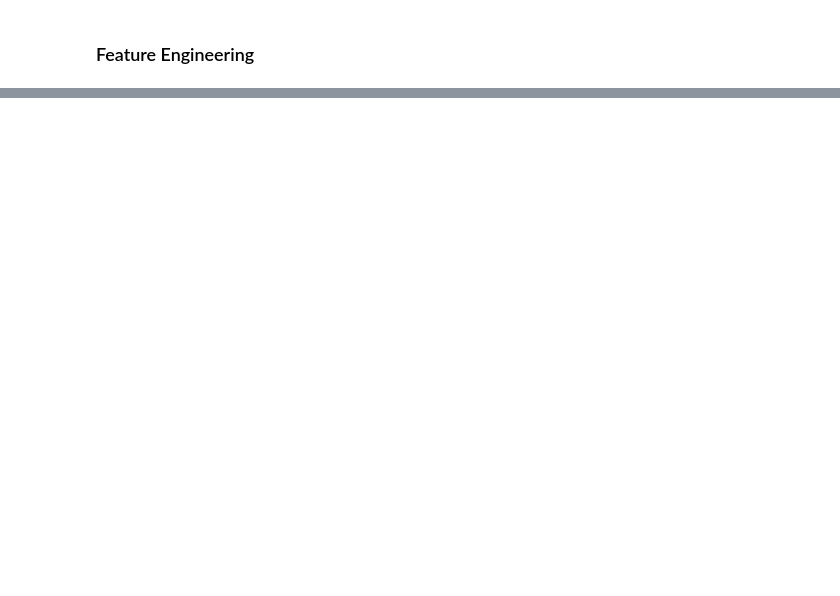
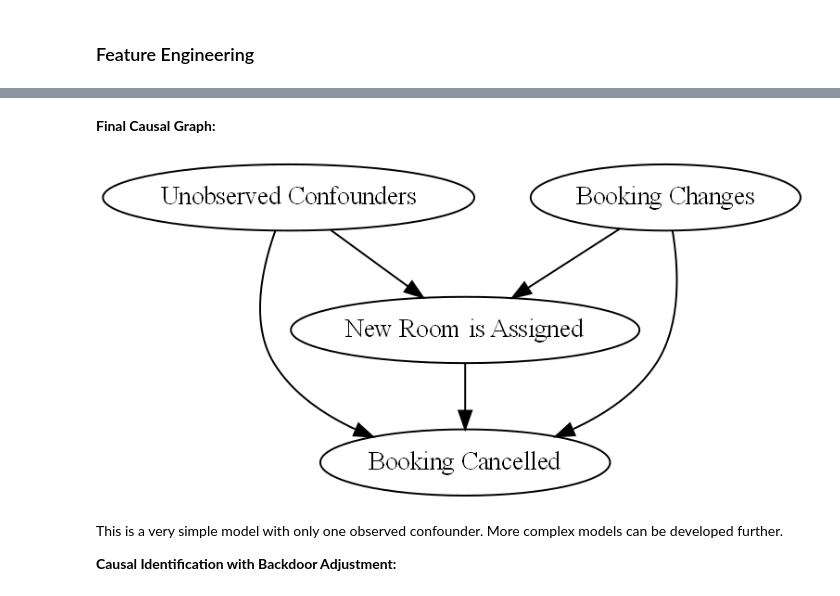
Before and after one commit to btr13010/Hotel-Booking-with-Causal-Inference, a Jupyter notebook: hotel booking - causal.ipynb, the cells around one changed output, grey strips where cells are left out. Cells and saved outputs as stored; diff of their text form; code cells hidden in the pictures; blank space fills up the shorter version.

```diff
--- a/hotel booking - causal.ipynb
+++ b/hotel booking - causal.ipynb
@@ -211,3 +205,7 @@ hotel_2 = hotel_2.drop(['ArrivalDateMonth'],axis=1)
 # drop arrival date day of month
 hotel_1 = hotel_1.drop(['ArrivalDateDayOfMonth'],axis=1)
 hotel_2 = hotel_2.drop(['ArrivalDateDayOfMonth'],axis=1)
+
+# drop reservation status
+hotel_1 = hotel_1.drop(['ReservationStatus'],axis=1)
+hotel_2 = hotel_2.drop(['ReservationStatus'],axis=1)
@@ -213,0 +222,7 @@ hotel_2 = hotel_2.drop(['ArrivalDateDayOfMonth'],axis=1)
+# %%
+hotel_1['AssignNewRoom'] = 0
+# check if the reserved room type is different from assigned room type
+hotel_1.loc[hotel_1['ReservedRoomType'] != hotel_1['AssignedRoomType'], 'AssignNewRoom'] = 1
+# drop older features
+hotel_1 = hotel_1.drop(['AssignedRoomType', 'ReservedRoomType'], axis=1)
+hotel_1.columns
@@ -214,3 +238,7 @@ hotel_2 = hotel_2.drop(['ArrivalDateDayOfMonth'],axis=1)
+# %%
+# replacing 1 by True and 0 by False for treatment and outcome features
+hotel_1['AssignNewRoom'] = hotel_1['AssignNewRoom'].replace({1: True, 0: False})
+hotel_1['IsCanceled'] = hotel_1['IsCanceled'].replace({1: True, 0: False})
 # %%
 for col in hotel_1.columns:
     print(col + " : " + str(len(hotel_1[col].unique())) + " features ")
@@ -235,0 +308,2 @@ Examples: ['Check-Out' 'Canceled' 'No-Show']
+# %% [markdown]
+**Final Causal Graph:**
@@ -235,0 +312,10 @@ Examples: ['Check-Out' 'Canceled' 'No-Show']
+# %%
+causal_graph = """digraph {
+    U[label="Unobserved Confounders"];
+    IsCanceled[label="Booking Cancelled"];
+    AssignNewRoom[label="New Room is Assigned"];
+    BookingChanges[label="Booking Changes"];
+    U -> IsCanceled; U -> AssignNewRoom;
+    BookingChanges -> IsCanceled; BookingChanges -> AssignNewRoom;
+    AssignNewRoom -> IsCanceled;
+}"""
@@ -235,0 +325,15 @@ Examples: ['Check-Out' 'Canceled' 'No-Show']
+# %%
+model = dowhy.CausalModel(
+    data = hotel_1,
+    graph = causal_graph.replace("\n", " "),
+    treatment='AssignNewRoom',
+    outcome='IsCanceled'
+)
+model.view_model()
+display(Image(filename="causal_model.png"))
+# %% [output]
+[figure, added]
+# %% [markdown]
+This is a very simple model with only one observed confounder. More complex models can be developed further.
+
+**Causal Identification with Backdoor Adjustment:**
```
Also changed, not shown: parts of 22 cells of this notebook, 1 other file.
